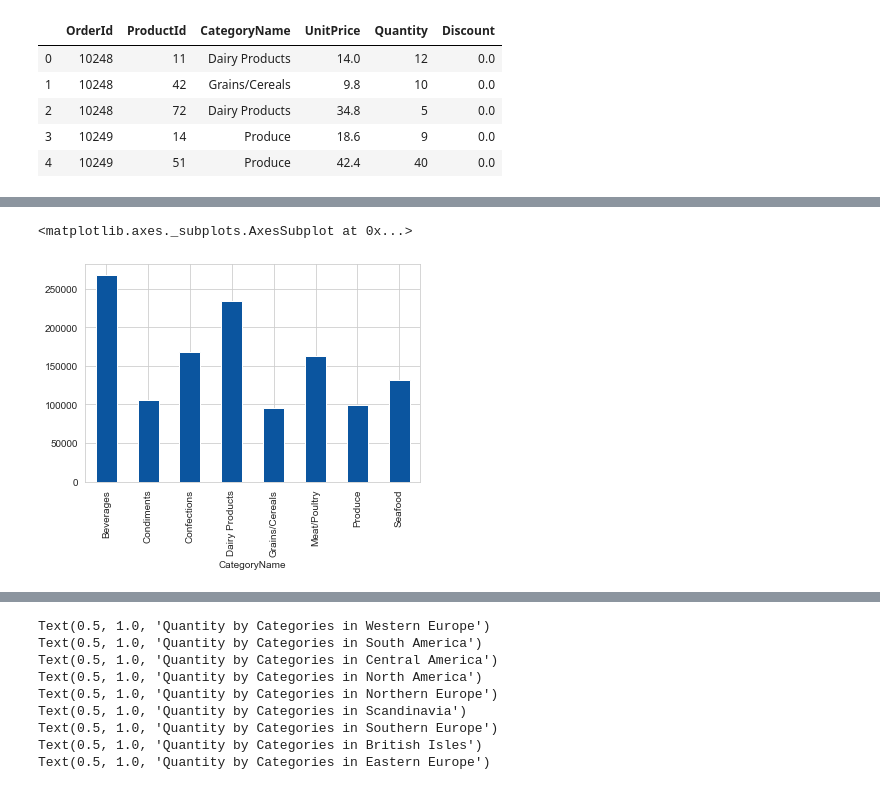
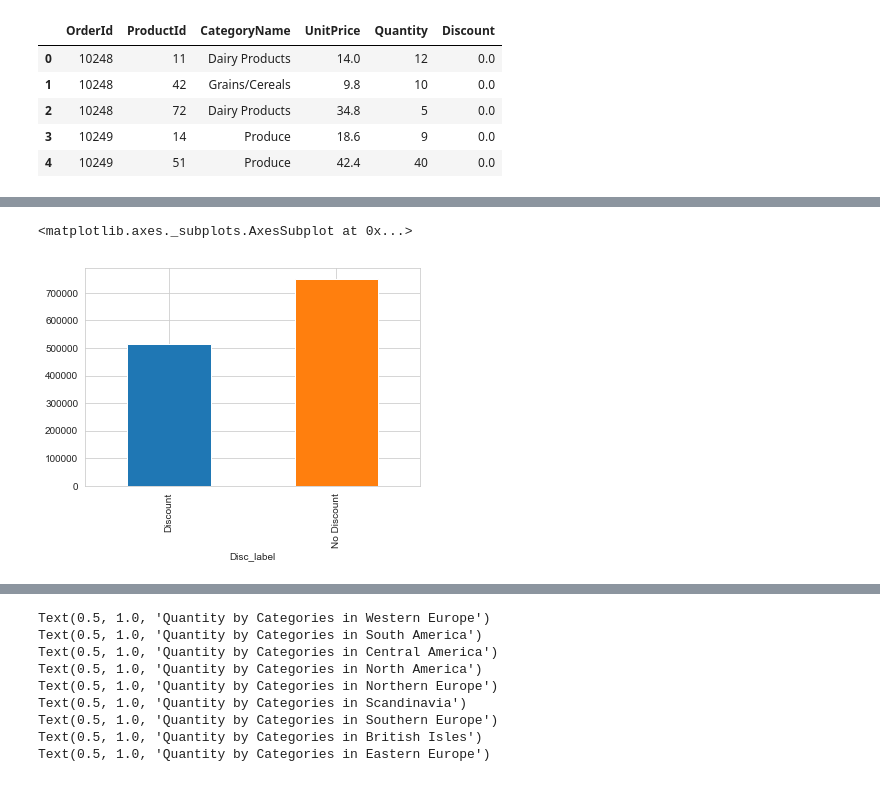
Before and after one commit to bonniema/HypothesisTesting-NorthwindEcommerce, a Jupyter notebook: Mod3 Project_1121_bm.ipynb, the cells around one changed output, grey strips where cells are left out. Drawn from its saved outputs; the diff is of its cells as text; code cells hidden in the pictures.

```diff
--- a/Mod3 Project_1121_bm.ipynb
+++ b/Mod3 Project_1121_bm.ipynb
@@ -780 +805,6 @@ category.head()
 category['revenue']=category['UnitPrice']*category['Quantity']*(1-category['Discount'])
+# %%
+#Assign Identifier to Discount vs No-Discount
+
+category.loc[(category.Discount != 0), 'Disc_label'] = "Discount"
+category.loc[(category.Discount == 0), 'Disc_label'] = "No Discount"
@@ -781,6 +820,6 @@ category['revenue']=category['UnitPrice']*category['Quantity']*(1-category['Disc
 # %%
 #Plot Total Revenue by Category.
-category.groupby('CategoryName')['revenue'].sum().plot.bar()
+category.groupby('Disc_label')['revenue'].sum().plot.bar()
 # %% [output]
 <matplotlib.axes._subplots.AxesSubplot at 0x...>
-[figure, old version]
+[figure, new version]
```
Also changed, not shown: parts of 46 cells of this notebook, 1 other file.
